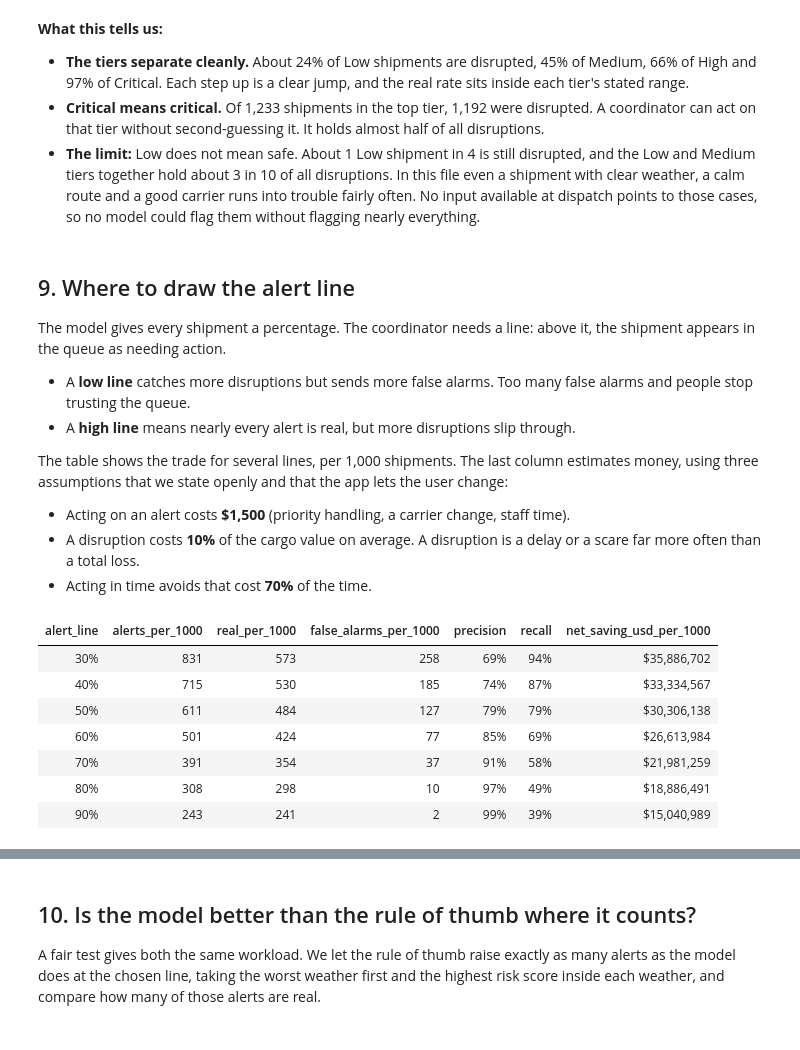
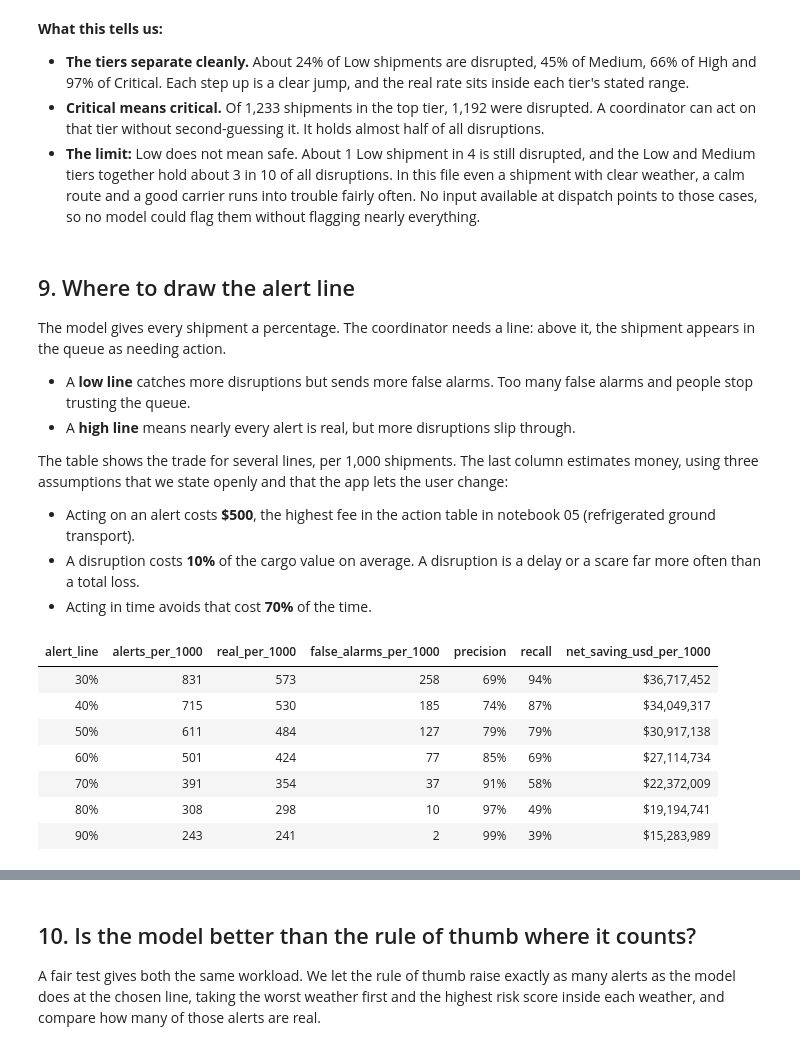
Before and after one commit to zunding19/Aura-LogiSmart, a Jupyter notebook: notebooks/04_model_training_and_comparison.ipynb, the cells around one changed output, grey strips where cells are left out. Cells and saved outputs as stored; diff of their text form; code cells hidden in the pictures.

```diff
--- a/notebooks/04_model_training_and_comparison.ipynb
+++ b/notebooks/04_model_training_and_comparison.ipynb
@@ -469,48 +469,48 @@ The model gives every shipment a percentage. The coordinator needs a line: above
 
 The table shows the trade for several lines, per 1,000 shipments. The last column estimates money, using three assumptions that we state openly and that the app lets the user change:
 
-- Acting on an alert costs **$1,500** (priority handling, a carrier change, staff time).
+- Acting on an alert costs **$500**, the highest fee in the action table in notebook 05 (refrigerated ground transport).
 - A disruption costs **10%** of the cargo value on average. A disruption is a delay or a scare far more often than a total loss.
 - Acting in time avoids that cost **70%** of the time.
 # %%
-ACTION_COST_USD = 1_500      # assumption: cost of one intervention
+ACTION_COST_USD = 500        # assumption: the highest fee in the action table (notebook 05)
 LOSS_SHARE = 0.10            # assumption: share of cargo value a disruption costs on average
 ACTION_SUCCESS_RATE = 0.70   # assumption: share of interventions that avoid the cost
 
 value = work["Cargo_Value_USD_Simulated"].to_numpy()
 disrupted_mask = y.to_numpy() == 1
 per_thousand = 1000 / len(y)
 
 
 def alert_line(threshold, scores=chosen_proba):
     flagged = scores >= threshold
     caught = flagged & disrupted_mask
     saved = (value[caught].sum() * LOSS_SHARE * ACTION_SUCCESS_RATE - flagged.sum() * ACTION_COST_USD) * per_thousand
     return {
         "alert_line": f"{threshold:.0%}",
         "alerts_per_1000": flagged.sum() * per_thousand,
         "real_per_1000": caught.sum() * per_thousand,
         "false_alarms_per_1000": (flagged & ~disrupted_mask).sum() * per_thousand,
         "precision": caught.sum() / max(flagged.sum(), 1),
         "recall": caught.sum() / disrupted_mask.sum(),
         "net_saving_usd_per_1000": saved,
     }
 
 
 lines = pd.DataFrame([alert_line(t) for t in [0.30, 0.40, 0.50, 0.60, 0.70, 0.80, 0.90]])
 lines.style.format({
     "alerts_per_1000": "{:.0f}", "real_per_1000": "{:.0f}", "false_alarms_per_1000": "{:.0f}",
     "precision": "{:.0%}", "recall": "{:.0%}", "net_saving_usd_per_1000": "${:,.0f}",
 }).hide(axis="index")
 # %% [output]
 | alert_line | alerts_per_1000 | real_per_1000 | false_alarms_per_1000 | precision | recall | net_saving_usd_per_1000 |
-| 30% | 831 | 573 | 258 | 69% | 94% | $35,886,702 |
-| 40% | 715 | 530 | 185 | 74% | 87% | $33,334,567 |
-| 50% | 611 | 484 | 127 | 79% | 79% | $30,306,138 |
-| 60% | 501 | 424 | 77 | 85% | 69% | $26,613,984 |
-| 70% | 391 | 354 | 37 | 91% | 58% | $21,981,259 |
-| 80% | 308 | 298 | 10 | 97% | 49% | $18,886,491 |
-| 90% | 243 | 241 | 2 | 99% | 39% | $15,040,989 |
+| 30% | 831 | 573 | 258 | 69% | 94% | $36,717,452 |
+| 40% | 715 | 530 | 185 | 74% | 87% | $34,049,317 |
+| 50% | 611 | 484 | 127 | 79% | 79% | $30,917,138 |
+| 60% | 501 | 424 | 77 | 85% | 69% | $27,114,734 |
+| 70% | 391 | 354 | 37 | 91% | 58% | $22,372,009 |
+| 80% | 308 | 298 | 10 | 97% | 49% | $19,194,741 |
+| 90% | 243 | 241 | 2 | 99% | 39% | $15,283,989 |
 # %%
 ALERT_LINE = 0.60
 
```
Also changed, not shown: parts of 1 cell of this notebook, 9 other files.
